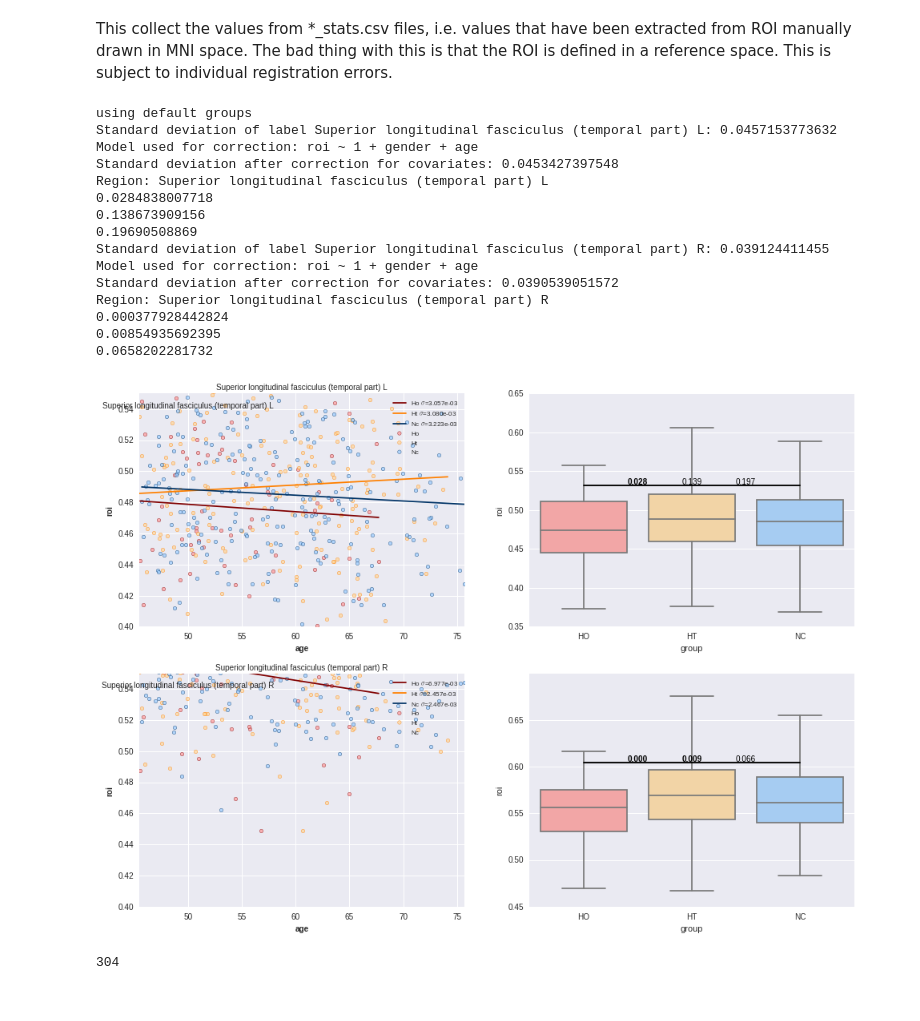
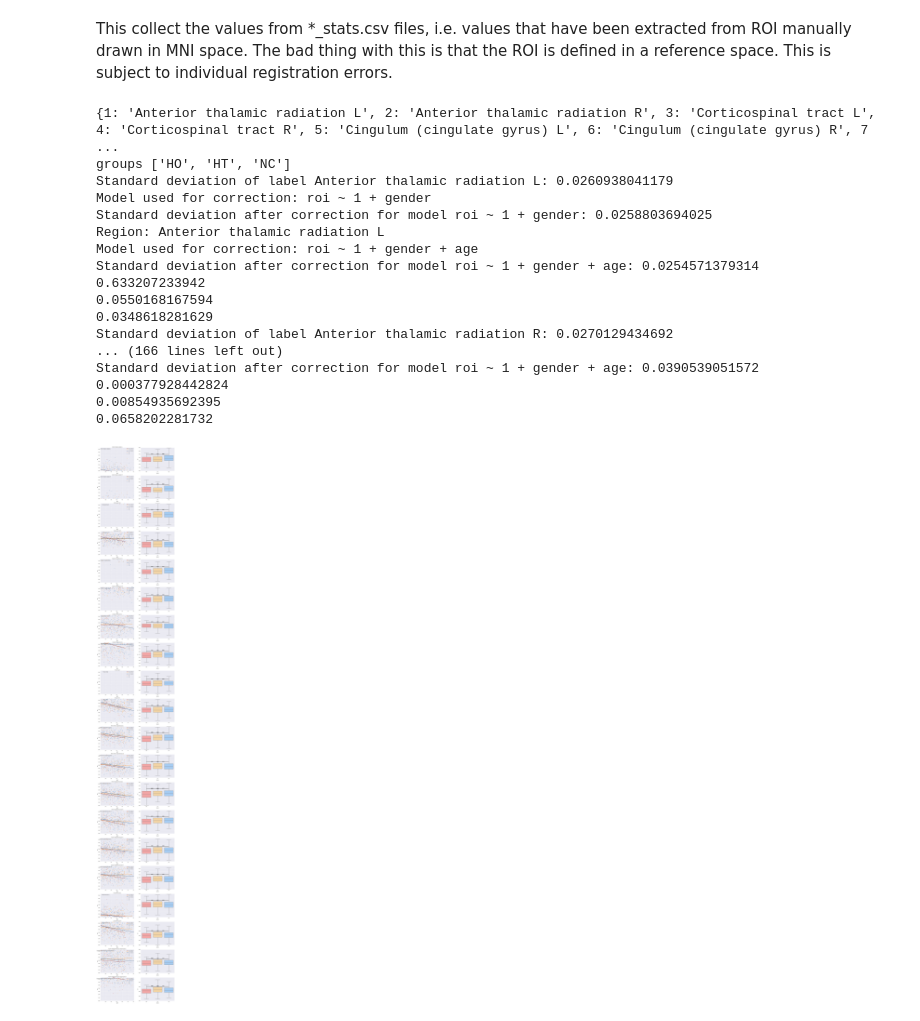
Before and after one commit to xgrg/alfa, a Jupyter notebook: notebooks/ROI analyses/ROI analysis TBSS FA maps tracts - skeleton (ROI JHU) - august 2017.ipynb, the cells around one changed output. Cells and saved outputs as stored; diff of their text form; code cells hidden in the pictures.

```diff
--- a/notebooks/ROI analyses/ROI analysis TBSS FA maps tracts - skeleton (ROI JHU) - august 2017.ipynb
+++ b/notebooks/ROI analyses/ROI analysis TBSS FA maps tracts - skeleton (ROI JHU) - august 2017.ipynb
@@ -9,9 +9,10 @@ but the values have been extracted from ROI derived from a prior analysis done u
 This collect the values from \*\_stats.csv files, i.e. values that have been extracted from ROI manually drawn in MNI space.
 The bad thing with this is that the ROI is defined in a reference space. This is subject to individual registration errors.
 # %%
-regions = range(19, 21)
+regions = range(1, 21)
 #for x in [9]: #,10,11,12,13]:
 #    regions.remove(x)
+#regions=[7,8]
 names = {1: 'Anterior thalamic radiation L',
  2: 'Anterior thalamic radiation R',
  3: 'Corticospinal tract L',
@@ -33,48 +34,48 @@ names = {1: 'Anterior thalamic radiation L',
  19: 'Superior longitudinal fasciculus (temporal part) L',
  20: 'Superior longitudinal fasciculus (temporal part) R'}
 
 data = pd.read_excel('/tmp/covariates.xlsx')
 data = data.set_index(data['subject'])
 data = data.sort_values(['apo', 'subject'])
 src = '/home/grg/tbss_bsc_subjects/roivalues_tracts_tbss_FA_skel/'
 filepattern = '*_stats.csv'
 csvfiles = glob(osp.join(src, filepattern))
 subjects = [string.atoi(e.split('/')[-1].split('_')[0]) for e in csvfiles]
 
 #import json
 #j = json.load(open('/home/grg/spm/data/matched_groups.json'))
 #subjects = []
 #for each in j:
 #    subjects.extend(each)
+
+#df = pd.read_excel('/home/grg/spm/data/covariates.xls')
+#subjects = list(df[df['apo']!=1]['subject'].values)
 #csvfiles = []
 #for s in subjects:
 #    csvfp = glob(osp.join(src, '%s%s'%(s, filepattern)))[0]
 #    csvfiles.append(csvfp)
 
-
 values = collect_roivalues(3, csvfiles=csvfiles, subjects=subjects)
 
 #data.join(values)
 #poly = ols(formula='roi ~ 1 + age', data=data.join(values)).fit()
-plot_regions(data, regions, csvfiles, subjects,  names=names,ylim=[0.4,0.55])
+res = plot_regions(data, regions, csvfiles, subjects, groups=['HO','HT','NC'], by='apo', names=names,ylim=[0.4,0.55])
 # %% [output]
-using default groups
-Standard deviation of label Superior longitudinal fasciculus (temporal part) L: 0.0457153773632
+{1: 'Anterior thalamic radiation L', 2: 'Anterior thalamic radiation R', 3: 'Corticospinal tract L', 4: 'Corticospinal tract R', 5: 'Cingulum (cingulate gyrus) L', 6: 'Cingulum (cingulate gyrus) R', 7 ...
+groups ['HO', 'HT', 'NC']
+Standard deviation of label Anterior thalamic radiation L: 0.0260938041179
+Model used for correction: roi ~ 1 + gender
+Standard deviation after correction for model roi ~ 1 + gender: 0.0258803694025
+Region: Anterior thalamic radiation L
 Model used for correction: roi ~ 1 + gender + age
-Standard deviation after correction for covariates: 0.0453427397548
-Region: Superior longitudinal fasciculus (temporal part) L
-0.0284838007718
-0.138673909156
-0.19690508869
-Standard deviation of label Superior longitudinal fasciculus (temporal part) R: 0.039124411455
-Model used for correction: roi ~ 1 + gender + age
-Standard deviation after correction for covariates: 0.0390539051572
-Region: Superior longitudinal fasciculus (temporal part) R
+Standard deviation after correction for model roi ~ 1 + gender + age: 0.0254571379314
+0.633207233942
+0.0550168167594
+0.0348618281629
+Standard deviation of label Anterior thalamic radiation R: 0.0270129434692
+... (166 lines left out)
+Standard deviation after correction for model roi ~ 1 + gender + age: 0.0390539051572
 0.000377928442824
 0.00854935692395
 0.0658202281732
-[figure, old version]
+[figure, new version]
-# %%
-len(subjects)
-# %% [output]
-304
```
Also changed, not shown: parts of 2 cells of this notebook, 24 other files.
